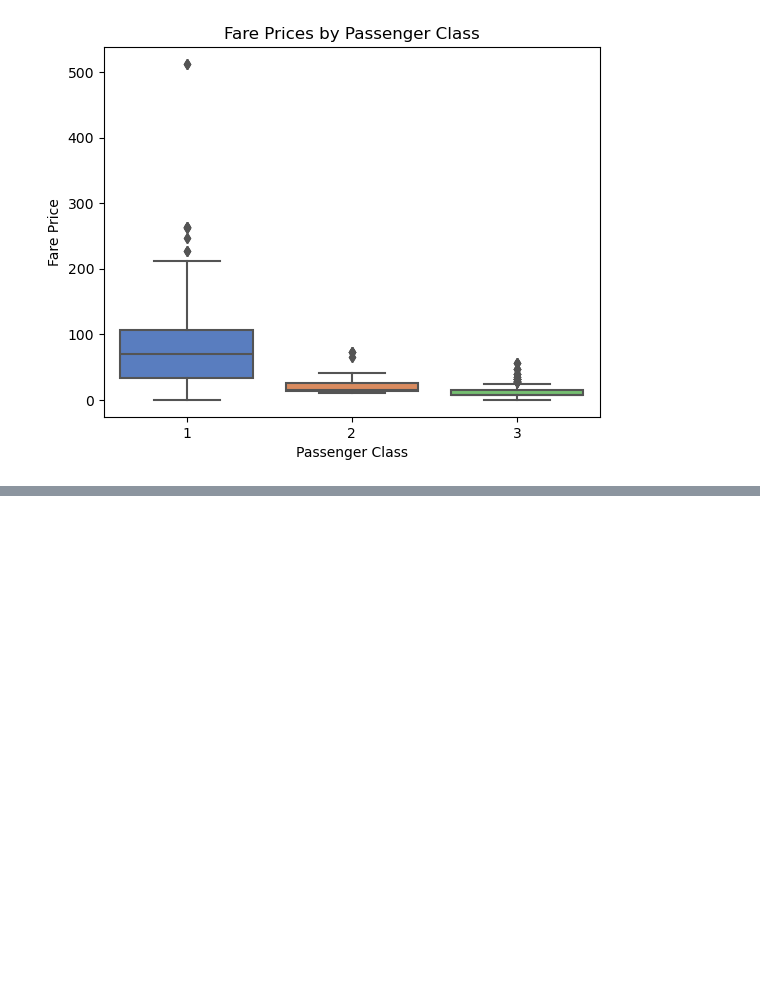
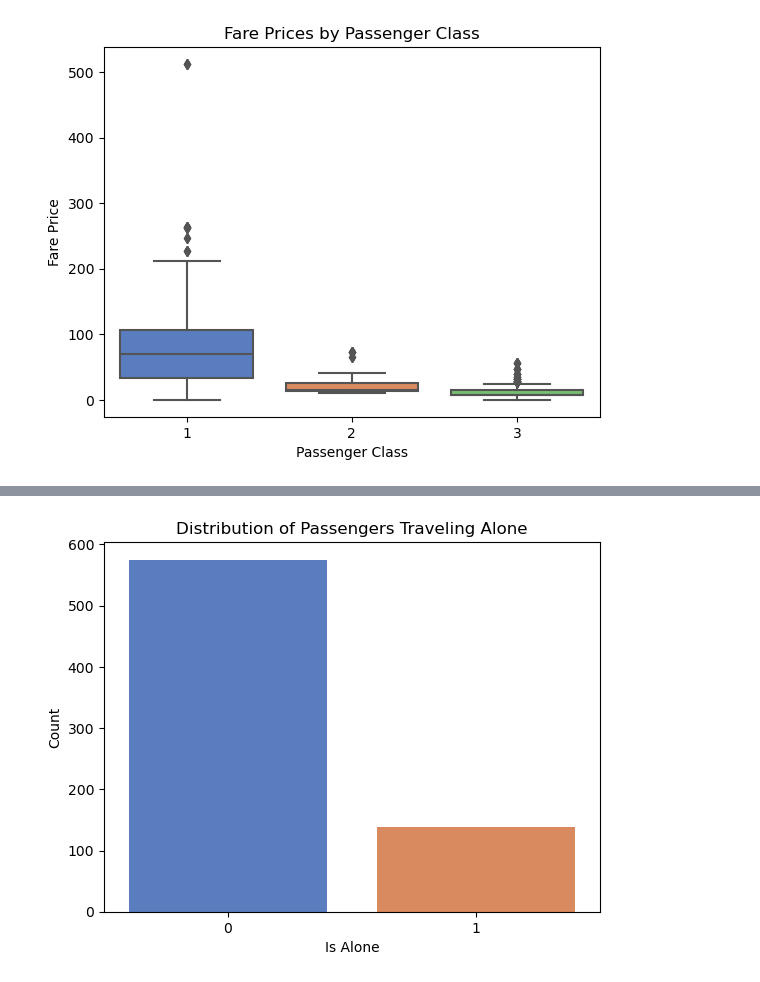
Before and after one commit to jodahe1/Titanic---Machine-Learning-from-Disaster, a Jupyter notebook: titanic/Scripts/Titanic.ipynb, the cells around one changed output, grey strips where cells are left out. Saved outputs shown, nothing was run; the diff lists cells and outputs as text; code cells hidden in the pictures; blank space fills up the shorter version.

```diff
--- a/titanic/Scripts/Titanic.ipynb
+++ b/titanic/Scripts/Titanic.ipynb
@@ -56,0 +105,8 @@ plt.show()
+# %%
+sns.countplot(x='IsAlone', data=df, palette='muted')
+plt.xlabel('Is Alone')
+plt.ylabel('Count')
+plt.title('Distribution of Passengers Traveling Alone')
+plt.show()
+# %% [output]
+[figure, added]
```
Also changed, not shown: parts of 13 cells of this notebook.
